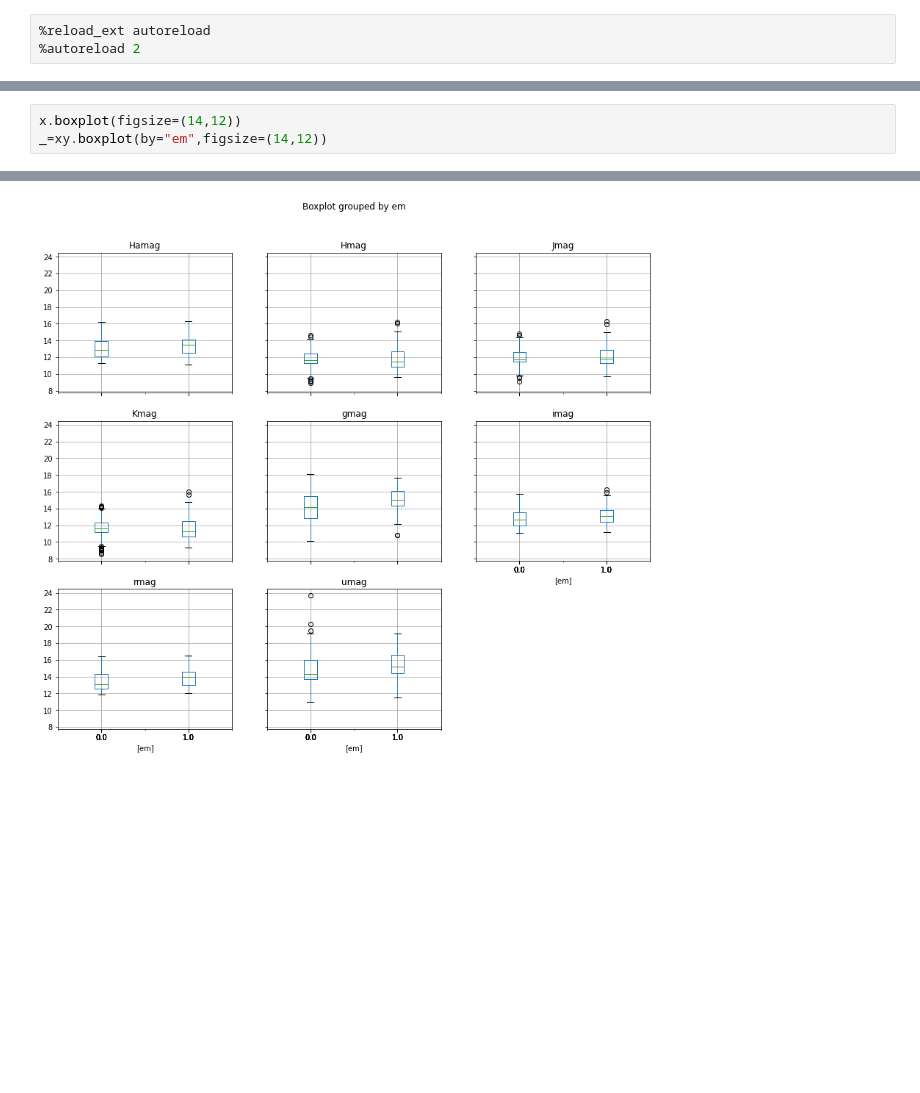
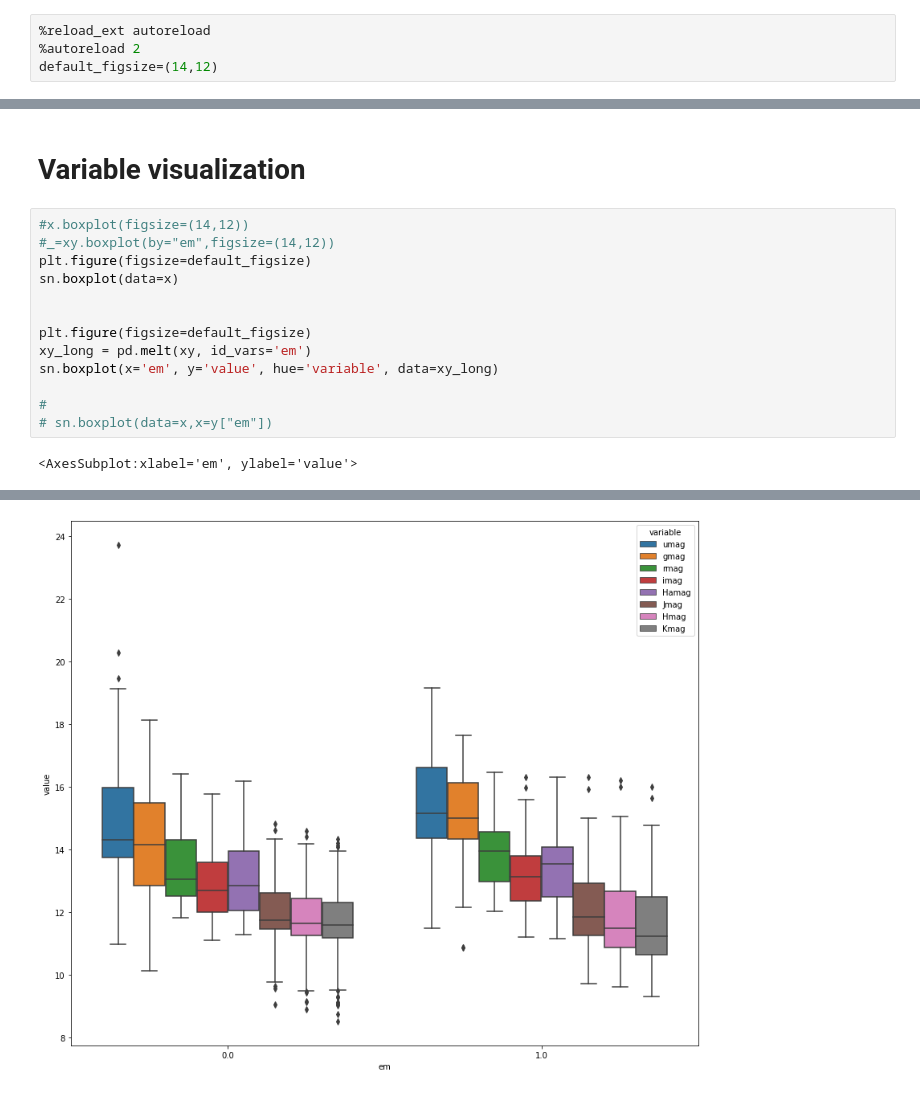
Before and after one commit to facundoq/bestars, a Jupyter notebook: Exploratory analysis.ipynb, the cells around one changed output, grey strips where cells are left out. Cells and saved outputs as stored; diff of their text form; blank space fills up the shorter version.

```diff
--- a/Exploratory analysis.ipynb
+++ b/Exploratory analysis.ipynb
@@ -1,6 +1,7 @@
 # %%
 %reload_ext autoreload
 %autoreload 2
+default_figsize=(14,12)
 # %%
 import datasets
 import numpy as np
@@ -51,7 +27,20 @@ xy.describe()
 | 50% | 14.630000 | 14.560000 | 13.580000 | 12.820000 | 13.140000 | 11.810000 | 11.620000 | 11.550000 | 0.000000 |
 | 75% | 16.180000 | 15.880000 | 14.400000 | 13.660000 | 14.010000 | 12.730000 | 12.550000 | 12.430000 | 1.000000 |
 | max | 23.710000 | 18.130000 | 16.470000 | 16.310000 | 16.300000 | 16.310000 | 16.210000 | 16.000000 | 1.000000 |
+# %% [markdown]
+# Variable visualization
 # %%
-x.boxplot(figsize=(14,12))
-_=xy.boxplot(by="em",figsize=(14,12))
+#x.boxplot(figsize=(14,12))
+#_=xy.boxplot(by="em",figsize=(14,12))
+plt.figure(figsize=default_figsize)
+sn.boxplot(data=x)
+
+
+plt.figure(figsize=default_figsize)
+xy_long = pd.melt(xy, id_vars='em')
+sn.boxplot(x='em', y='value', hue='variable', data=xy_long)
+
+#
+# sn.boxplot(data=x,x=y["em"])
 # %% [output]
+<AxesSubplot:xlabel='em', ylabel='value'>
@@ -59 +48 @@ _=xy.boxplot(by="em",figsize=(14,12))
-[figure, old version]
+[figure, new version]
```
Also changed, not shown: parts of 15 cells of this notebook, 16 other files.
